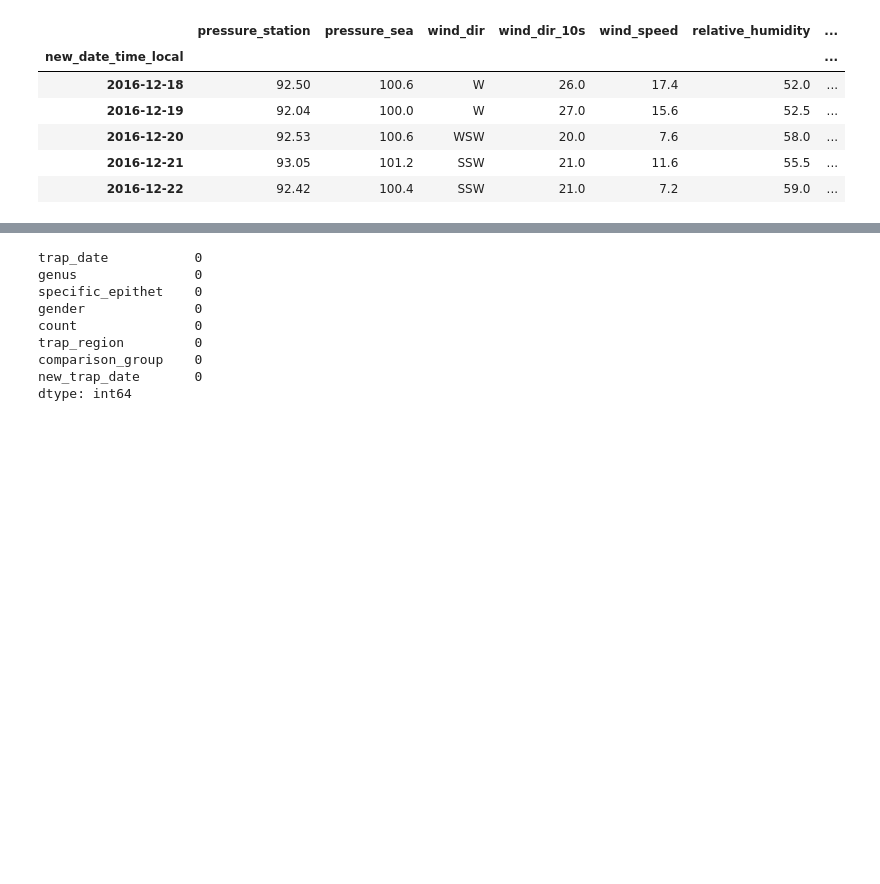
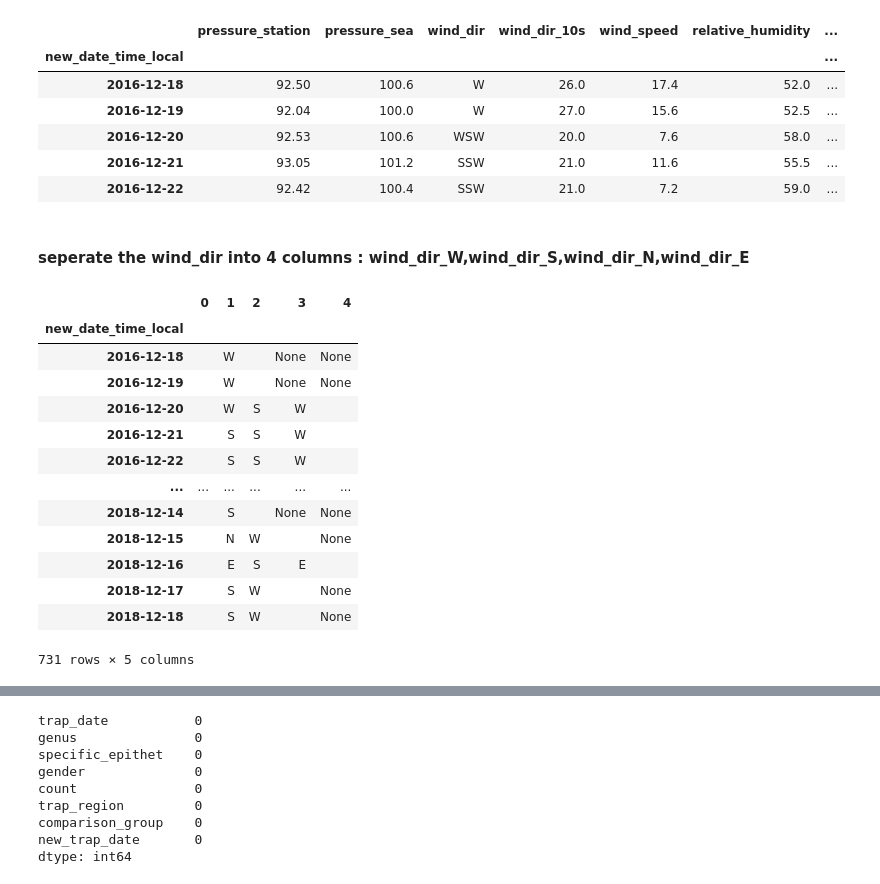
Before and after one commit to essamgouda97/ECE720-project1, a Jupyter notebook: task1_secondtrail.ipynb, the cells around one changed output, grey strips where cells are left out. Saved outputs shown, nothing was run; the diff lists cells and outputs as text; code cells hidden in the pictures; blank space fills up the shorter version.

```diff
--- a/task1_secondtrail.ipynb
+++ b/task1_secondtrail.ipynb
@@ -454,3 +454,23 @@ perday_weather_data.head()
 | 2016-12-20 | 92.53 | 100.6 | WSW | 20.0 | 7.6 | 58.0 | ... |
 | 2016-12-21 | 93.05 | 101.2 | SSW | 21.0 | 11.6 | 55.5 | ... |
 | 2016-12-22 | 92.42 | 100.4 | SSW | 21.0 | 7.2 | 59.0 | ... |
+# %% [markdown]
+#### seperate the wind_dir into 4 columns : wind_dir_W,wind_dir_S,wind_dir_N,wind_dir_E
+# %%
+wind_dirc=perday_weather_data["wind_dir"].str.split('', expand=True)
+wind_dirc
+# %% [output]
+|  | 0 | 1 | 2 | 3 | 4 |
+| new_date_time_local |  |  |  |  |  |
+| 2016-12-18 |  | W |  | None | None |
+| 2016-12-19 |  | W |  | None | None |
+| 2016-12-20 |  | W | S | W |  |
+| 2016-12-21 |  | S | S | W |  |
+| 2016-12-22 |  | S | S | W |  |
+| ... | ... | ... | ... | ... | ... |
+| 2018-12-14 |  | S |  | None | None |
+| 2018-12-15 |  | N | W |  | None |
+| 2018-12-16 |  | E | S | E |  |
+| 2018-12-17 |  | S | W |  | None |
+| 2018-12-18 |  | S | W |  | None |
+731 rows × 5 columns
```
Also changed, not shown: parts of 10 cells of this notebook.
